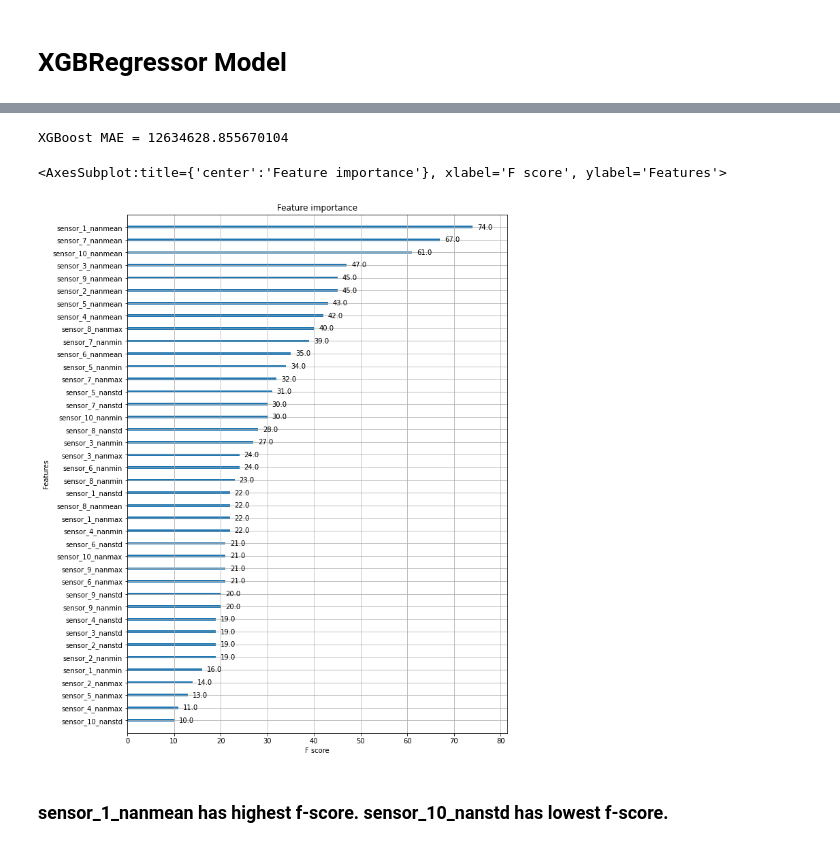
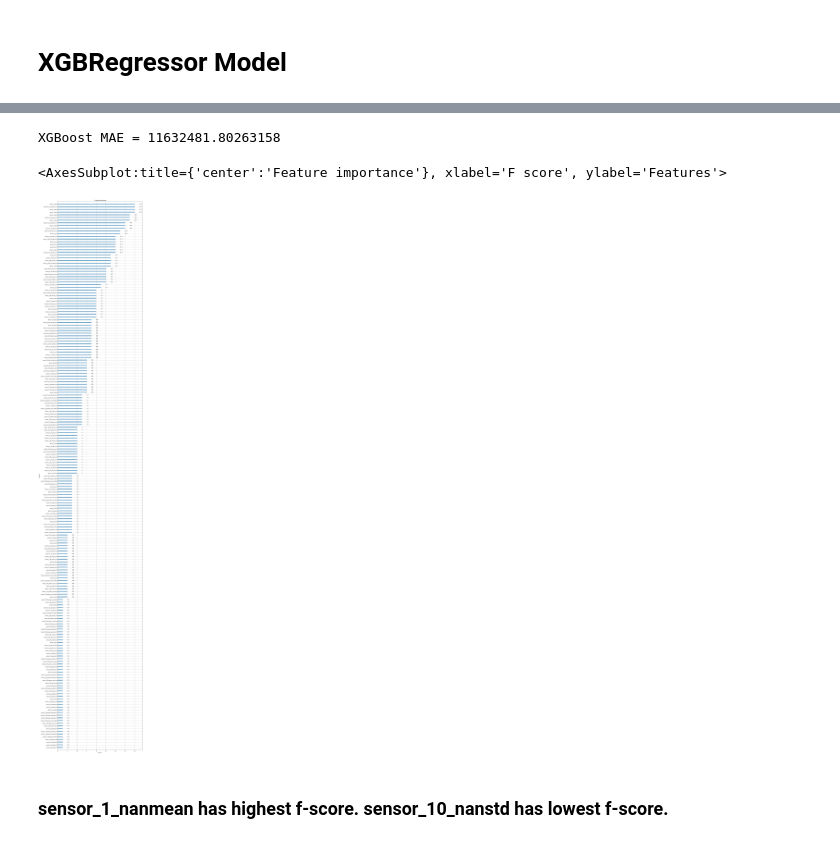
Before and after one commit to ssd6515/Volcanic-Eruption-Prediction, a Jupyter notebook: XGBoost.ipynb, the cells around one changed output, grey strips where cells are left out. Drawn from its saved outputs; the diff is of its cells as text; code cells hidden in the pictures.

```diff
--- a/XGBoost.ipynb
+++ b/XGBoost.ipynb
@@ -96,11 +82,30 @@ memory usage: 291.0 KB
 # %%
-# Splitting the train dataset into test, validation, and train dataset
-X_train, X_test, Y_train, Y_test = train_test_split(train_df.drop(columns=["segment_id","time_to_eruption"]),
-                                                    train_df[["time_to_eruption"]],
-                                                    test_size=0.20)
+# Splitting dataset into train, validation and test
+X_train = train_df.drop(['time_to_eruption','segment_id'], axis=1)
+Y_train = train_df['time_to_eruption']
 X_train, X_val, Y_train, Y_val = train_test_split(X_train, Y_train, test_size=0.20)
+X_test = test_df.drop(['segment_id'], axis=1)
+# %%
+fs = ["_mad","_skew","_kurt","_nunique",
+      "_quantile_05","_quantile_10","_quantile_30","_quantile_70","_quantile_90","_quantile_95",
+      "_fft_power_mean","_fft_power_std","_fft_power_min","_fft_power_max",
+      "_fft_power_sum_low","_fft_power_sum_middle","_fft_power_sum_high",
+      "_fft_power_mad","_fft_power_skew","_fft_power_kurt","_fft_power_nunique",
+      "_fft_power_quantile_05","_fft_power_quantile_10","_fft_power_quantile_30","_fft_power_quantile_70",
+      "_fft_power_quantile_90","_fft_power_quantile_95",
+      "_roll_mean_min","_roll_mean_max","_roll_dist_min","_roll_dist_max","_roll_dist_diff_min","_roll_dist_diff_max"
+     ]
+
+cols = [f"sensor_{i}{_fs}" for i in range(1,11) for _fs in fs]
+# %%
+# Instantiate the RobustScaler object
+scale_X = RobustScaler()
+# Scale X
+X_train = pd.DataFrame(scale_X.fit_transform(X_train[cols]),index=X_train.index,columns=cols)
+X_val = pd.DataFrame(scale_X.fit_transform(X_val[cols]),index=X_val.index,columns=cols)
+X_test  = pd.DataFrame(scale_X.transform(X_test[cols]),index=X_test.index ,columns=cols)
 # %%
-# instantiated XGB model
+#instantiated XGB model
 model = XGBRegressor(
     learning_rate=0.05,
     n_estimators=200,
@@ -111,9 +116,8 @@ model = XGBRegressor(
     gamma=4,
     min_child_weight=6,
     subsample=0.8,
-    #objective='reg:linear',
-    early_stopping_rounds=10,
-    num_round=200)
+    objective='reg:linear',
+    early_stopping_rounds=10)
 # %%
 # train the model
 model.fit(
@@ -174,15 +158,15 @@ array([24609374., 27891646., 13645604., 20484572., 14867210., 14927016.,
 # %%
-# MAE metric for the predicted and actual data
-print('XGBoost MAE =', mean_absolute_error(Y_val,Y_pred))
+#MAE metric for the predicted and actual data
+print('XGBoost MAE =', mean_absolute_error(Y_pred,Y_val))
 # %% [output]
-XGBoost MAE = 12634628.855670104
+XGBoost MAE = 11632481.80263158
 # %%
 # importance of each feature plotted
-fig, ax = plt.subplots(1,1,figsize=(10,14))
+fig, ax = plt.subplots(1,1,figsize=(15,100))
 plot_importance(booster=model, ax=ax)
 # %% [output]
 <AxesSubplot:title={'center':'Feature importance'}, xlabel='F score', ylabel='Features'>
-[figure, old version]
+[figure, new version]
 # %% [markdown]
 ### sensor_1_nanmean has highest f-score. sensor_10_nanstd has lowest f-score.
 # %%
```
Also changed, not shown: parts of 6 cells of this notebook, 7 other files.
